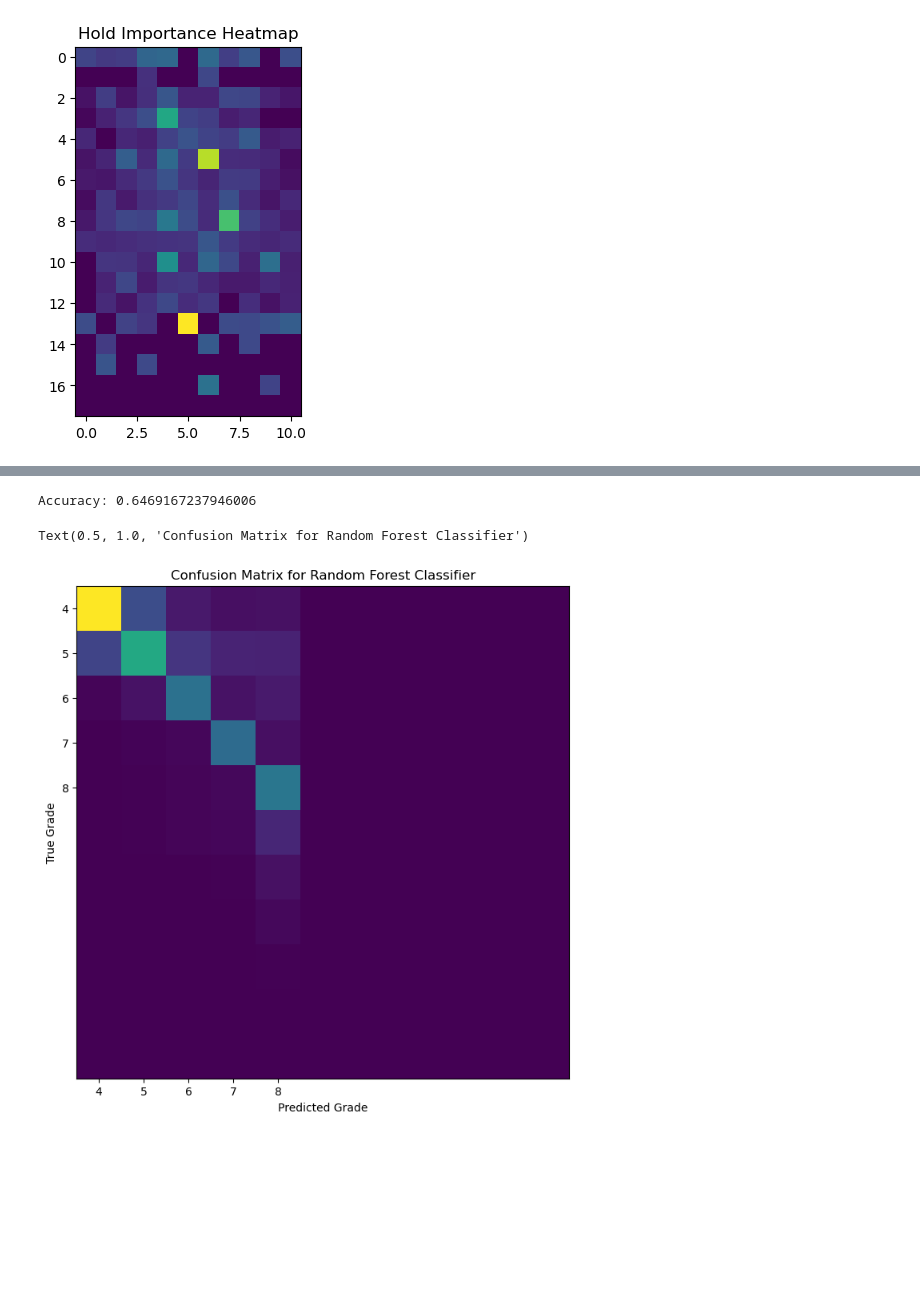
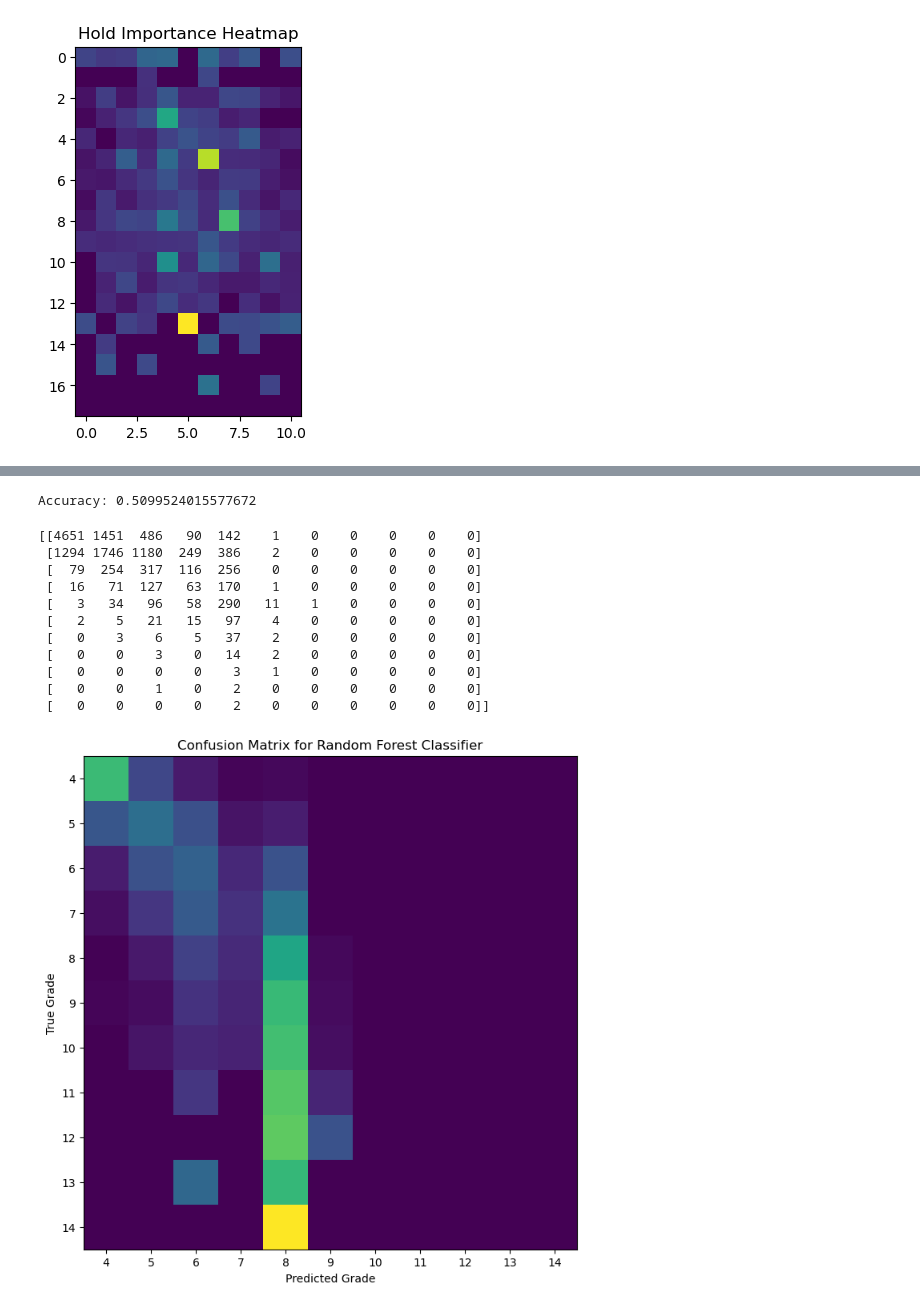
Before and after one commit to dylanwells37/HuecoClassification, a Jupyter notebook: classifiers/RandomForest.ipynb, the cells around one changed output, grey strips where cells are left out. Saved outputs shown, nothing was run; the diff lists cells and outputs as text; code cells hidden in the pictures; blank space fills up the shorter version.

```diff
--- a/classifiers/RandomForest.ipynb
+++ b/classifiers/RandomForest.ipynb
@@ -12,16 +12,23 @@ from sklearn.metrics import confusion_matrix
 from pathlib import Path
 # %%
 cwd = Path.cwd()
-def loadData(cutoff, sample_size=-1, random_state=0):
+def loadData(cutoff, sample_size=-1, random_state=0, repeat_cutoff=0):
     # Load data
     moondf = pickle.load(open(cwd / '..' / 'raw_data' / 'moonGen_scrape_2016_with_labels', 'rb'))
     #print(moondf.head())
+    #print(moondf.shape)
     usedf = moondf[moondf['grade'] < cutoff]
-    usedf = moondf.drop(["is_benchmark", "repeats"], axis=1)
+    #print(usedf["repeats"].value_counts())
+    usedf = usedf[usedf['repeats'] >= repeat_cutoff]
+    usedf = usedf.drop(["is_benchmark", "repeats"], axis=1)
+    #print(usedf.shape)
     if sample_size > 0:
         newdf = pd.DataFrame()
         for i in range(4, cutoff):
-            newdf = newdf.append(usedf[usedf['grade'] == i].sample(3000))
+            #print(i)
+            #print the number of samples for each grade
+            #print(len(usedf[usedf['grade'] == i]))
+            newdf = newdf.append(usedf[usedf['grade'] == i].sample(sample_size))
         usedf = newdf
     # shuffle data
     usedf = usedf.sample(frac=1, random_state=random_state).reset_index(drop=True)
@@ -62,7 +69,7 @@ plt.plot(acc_list)
 [<matplotlib.lines.Line2D at 0x...>]
 [figure]
 # %%
-X, y = loadData(15)
+X, y = loadData(15, repeat_cutoff=1)
 X_train, X_test, y_train, y_test = train_test_split(X, y, test_size=0.20)
 
 clf = RandomForestClassifier(n_estimators=500, max_depth=30, random_state=42)
@@ -144,14 +204,38 @@ print(y_tot)
+# %%
+X_train, y_train = sklearn.utils.shuffle(X_train, y_train)
+
+clf = RandomForestClassifier(n_estimators=500, max_depth=30, random_state=42)
+
+clf.fit(X_train, y_train)
+
+y_rest_pred = clf.predict(X_rest)
+
+print(f"Accuracy: {sklearn.metrics.accuracy_score(y_rest, y_rest_pred)}")
+# %% [output]
+Accuracy: 0.5099524015577672
 # %%
-y_pred_tot = clfeq.predict(X_tot)
-print(f"Accuracy: {sklearn.metrics.accuracy_score(y_tot, y_pred_tot)}")
 fig = plt.figure(figsize=(8, 8))
-plt.imshow(confusion_matrix(y_tot, y_pred_tot))
-plt.xticks(np.arange(5), np.arange(4, 9))
-plt.yticks(np.arange(5), np.arange(4, 9))
+# calculate a confusion matrix with percentages
+cm = confusion_matrix(y_rest, y_rest_pred)
+cm = cm.astype('float') / cm.sum(axis=1)[:, np.newaxis]
+plt.imshow(cm)
+#plt.imshow(confusion_matrix(y_rest, y_rest_pred))
+plt.xticks(np.arange(11), np.arange(4, 15))
+plt.yticks(np.arange(11), np.arange(4, 15))
 plt.xlabel('Predicted Grade')
 plt.ylabel('True Grade')
 plt.title('Confusion Matrix for Random Forest Classifier')
+print(confusion_matrix(y_rest, y_rest_pred))
 # %% [output]
-Accuracy: 0.6469167237946006
+[[4651 1451  486   90  142    1    0    0    0    0    0]
+ [1294 1746 1180  249  386    2    0    0    0    0    0]
+ [  79  254  317  116  256    0    0    0    0    0    0]
+ [  16   71  127   63  170    1    0    0    0    0    0]
+ [   3   34   96   58  290   11    1    0    0    0    0]
+ [   2    5   21   15   97    4    0    0    0    0    0]
+ [   0    3    6    5   37    2    0    0    0    0    0]
+ [   0    0    3    0   14    2    0    0    0    0    0]
+ [   0    0    0    0    3    1    0    0    0    0    0]
+ [   0    0    1    0    2    0    0    0    0    0    0]
+ [   0    0    0    0    2    0    0    0    0    0    0]]
-Text(0.5, 1.0, 'Confusion Matrix for Random Forest Classifier')
-[figure, old version]
+[figure, new version]
```
Also changed, not shown: parts of 6 cells of this notebook, 4 other files.
